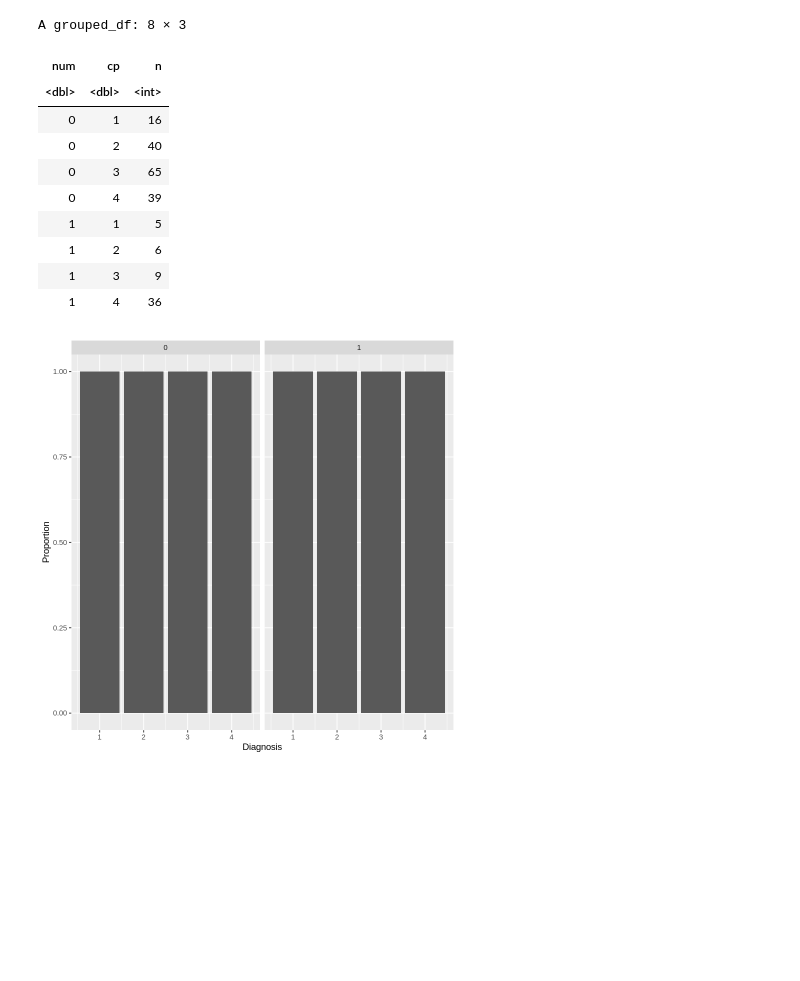
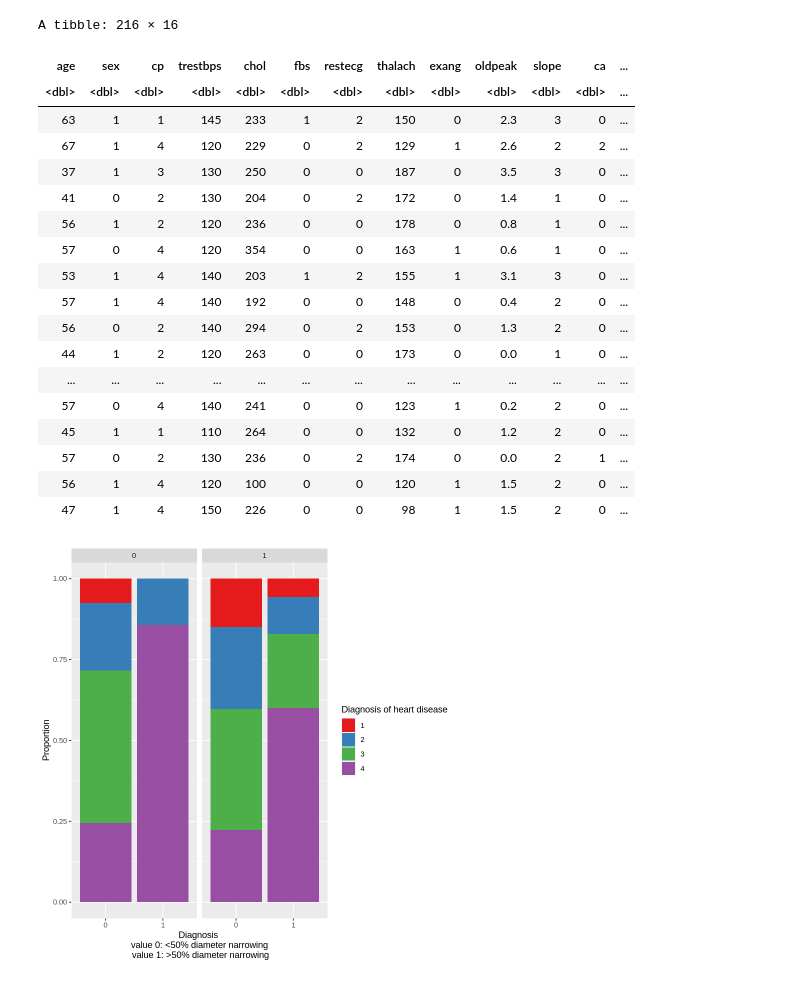
Before and after one commit to jlieu88/dsci-100-project, a Jupyter notebook: proposal_step.ipynb, the cells around one changed output. Cells and saved outputs as stored; diff of their text form; code cells hidden in the pictures; blank space fills up the shorter version.

Commit message:
Added Bar Plot

```diff
--- a/proposal_step.ipynb
+++ b/proposal_step.ipynb
@@ -45,7 +45,13 @@ database <- database_raw |>
             filter(fbs != -9) |>
             filter(slope != -9) |>
             filter(ca != -9) |>
-            filter(ca != 9)
+            filter(ca != 9) |>
+            filter(num != 2) |>
+            filter(num != 3) |>
+            filter(num != 4) |>
+            mutate_if(is.character, as.numeric)|>
+            mutate(scaled_trestbps=scale(trestbps,center=TRUE),
+                   scaled_chol=scale(chol,center=TRUE))
 database
 
 # Totally, there are 5 data frames:
@@ -56,21 +62,21 @@ database
 # 5. database
 
 
+database_split<-initial_split(database,prop=3/4,strata=num)
+database_train<-training(database_split)
+database_test<-testing(database_split)
 
 
-bar_analysis <- database |>
-                group_by(num, cp) |>
-                summarize(n = n())
-
-bar_analysis
-cp_num <- bar_analysis |>
-    ggplot(aes(x = cp, fill = n)) +
+cp_num_plot <- database_train |>
+    ggplot(aes(x = as_factor(num), fill = as_factor(cp))) +
     geom_bar(position = 'fill') +
-    xlab('Diagnosis') +
+    xlab('Diagnosis \n value 0: <50% diameter narrowing \n value 1: >50% diameter narrowing') +
     ylab('Proportion') +
     labs(fill = "Diagnosis of heart disease") +
-    facet_grid(cols = vars(num))
-cp_num
+    facet_grid(cols = vars(sex)) +
+    scale_fill_brewer(palette = "Set1")
+
+cp_num_plot
 # %% [output]
 Rows: 303 Columns: 15
 ── Column specification ────────────────────────────────────────────────────────
@@ -92,12 +98,20 @@ argument.
-A grouped_df: 8 × 3
+A tibble: 216 × 16
-| num | cp | n |
-| <dbl> | <dbl> | <int> |
-| 0 | 1 | 16 |
-| 0 | 2 | 40 |
-| 0 | 3 | 65 |
-| 0 | 4 | 39 |
-| 1 | 1 | 5 |
-| 1 | 2 | 6 |
-| 1 | 3 | 9 |
-| 1 | 4 | 36 |
+| age | sex | cp | trestbps | chol | fbs | restecg | thalach | exang | oldpeak | slope | ca | ... |
+| <dbl> | <dbl> | <dbl> | <dbl> | <dbl> | <dbl> | <dbl> | <dbl> | <dbl> | <dbl> | <dbl> | <dbl> | ... |
+| 63 | 1 | 1 | 145 | 233 | 1 | 2 | 150 | 0 | 2.3 | 3 | 0 | ... |
+| 67 | 1 | 4 | 120 | 229 | 0 | 2 | 129 | 1 | 2.6 | 2 | 2 | ... |
+| 37 | 1 | 3 | 130 | 250 | 0 | 0 | 187 | 0 | 3.5 | 3 | 0 | ... |
+| 41 | 0 | 2 | 130 | 204 | 0 | 2 | 172 | 0 | 1.4 | 1 | 0 | ... |
+| 56 | 1 | 2 | 120 | 236 | 0 | 0 | 178 | 0 | 0.8 | 1 | 0 | ... |
+| 57 | 0 | 4 | 120 | 354 | 0 | 0 | 163 | 1 | 0.6 | 1 | 0 | ... |
+| 53 | 1 | 4 | 140 | 203 | 1 | 2 | 155 | 1 | 3.1 | 3 | 0 | ... |
+| 57 | 1 | 4 | 140 | 192 | 0 | 0 | 148 | 0 | 0.4 | 2 | 0 | ... |
+| 56 | 0 | 2 | 140 | 294 | 0 | 2 | 153 | 0 | 1.3 | 2 | 0 | ... |
+| 44 | 1 | 2 | 120 | 263 | 0 | 0 | 173 | 0 | 0.0 | 1 | 0 | ... |
+| ... | ... | ... | ... | ... | ... | ... | ... | ... | ... | ... | ... | ... |
+| 57 | 0 | 4 | 140 | 241 | 0 | 0 | 123 | 1 | 0.2 | 2 | 0 | ... |
+| 45 | 1 | 1 | 110 | 264 | 0 | 0 | 132 | 0 | 1.2 | 2 | 0 | ... |
+| 57 | 0 | 2 | 130 | 236 | 0 | 2 | 174 | 0 | 0.0 | 2 | 1 | ... |
+| 56 | 1 | 4 | 120 | 100 | 0 | 0 | 120 | 1 | 1.5 | 2 | 0 | ... |
+| 47 | 1 | 4 | 150 | 226 | 0 | 0 | 98 | 1 | 1.5 | 2 | 0 | ... |
-[figure, old version]
+[figure, new version]
```
Also changed, not shown: parts of 1 cell of this notebook.
